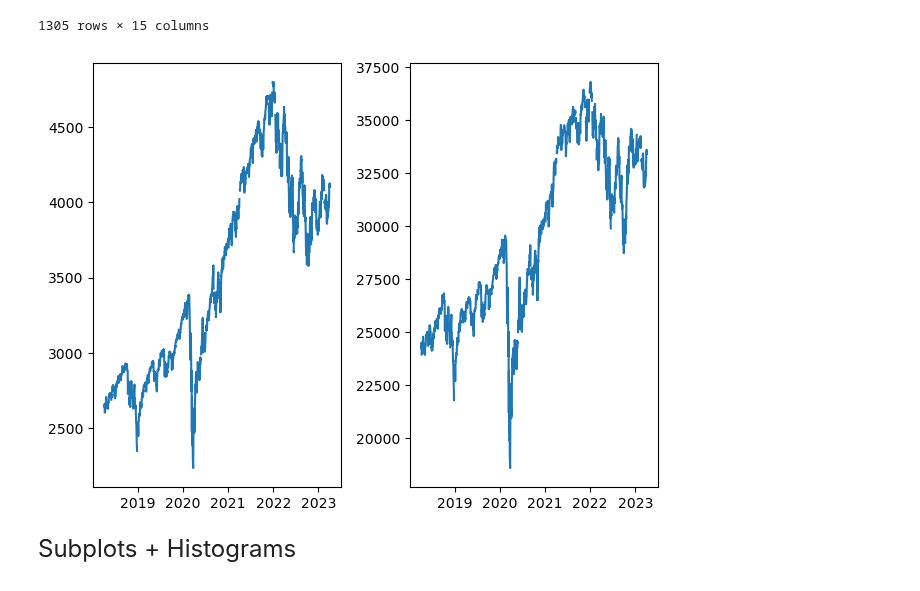
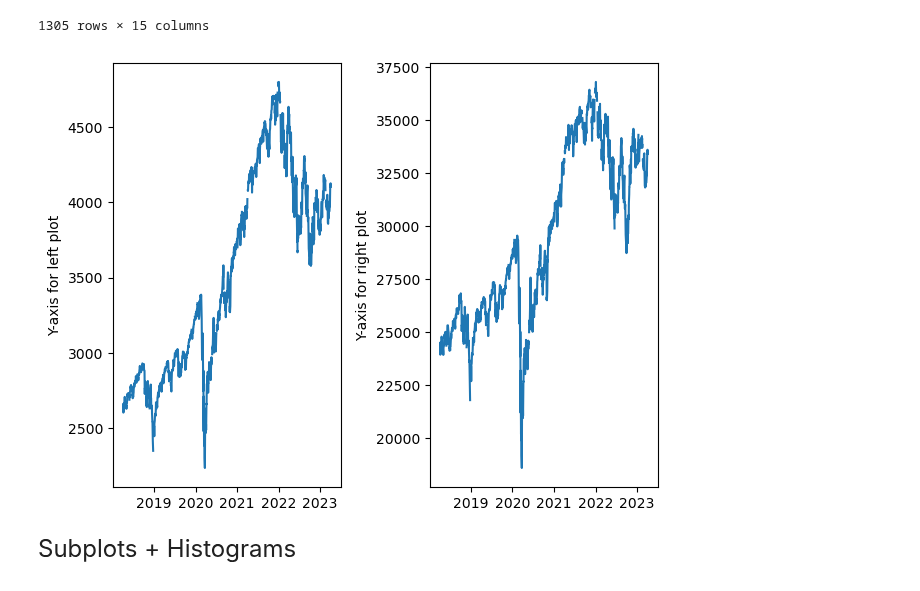
Before and after one commit to zoe-liu-724/qtm151spring2025, a Jupyter notebook: lecture_19/lecture_19.ipynb, the cells around one changed output. Drawn from its saved outputs; the diff is of its cells as text; code cells hidden in the pictures.

```diff
--- a/lecture_19/lecture_19.ipynb
+++ b/lecture_19/lecture_19.ipynb
@@ -80,11 +84,17 @@ portfolios
 # %%
 fig, ax = plt.subplots(1,2)
 
 ax[0].plot('date', 'sp500', data = portfolios)
+ax[0].set_ylabel("Y-axis for left plot")
+
+
 ax[1].plot('date', 'djia', data = portfolios)
+ax[1].set_ylabel("Y-axis for right plot")
+
+
 fig.tight_layout()
 # %% [output]
-[figure, old version]
+[figure, new version]
 # %% [markdown]
 <font size = "5">
 
```
Also changed, not shown: parts of 8 cells of this notebook, 10 other files.
